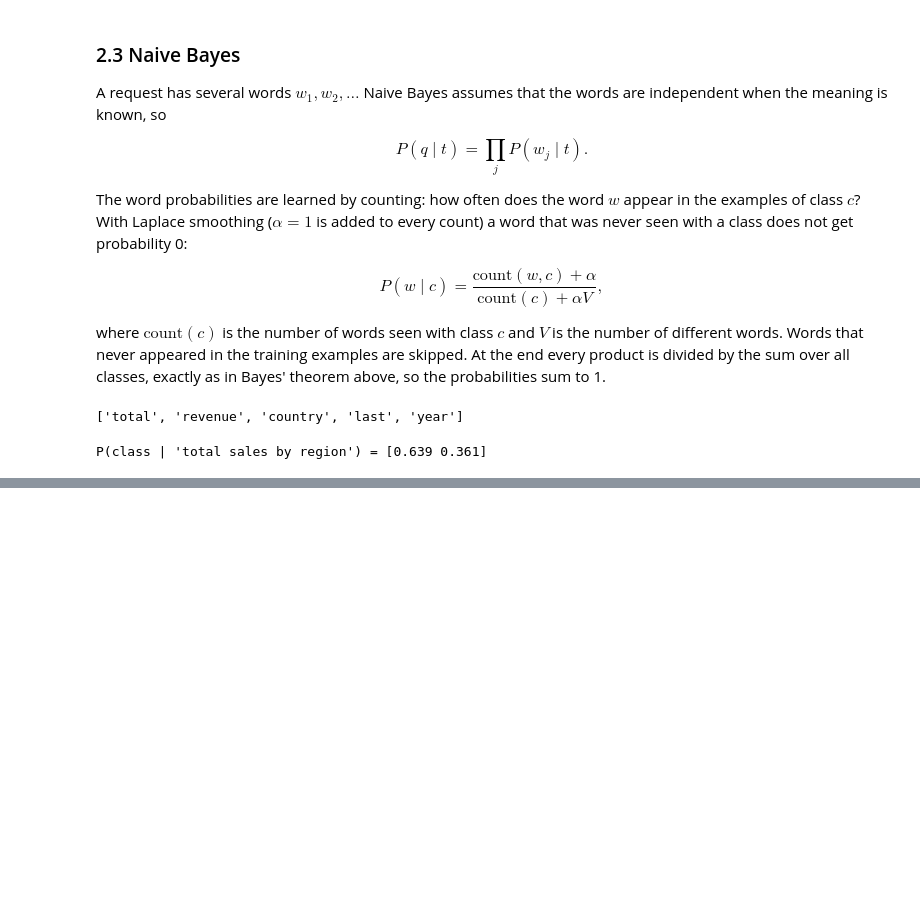
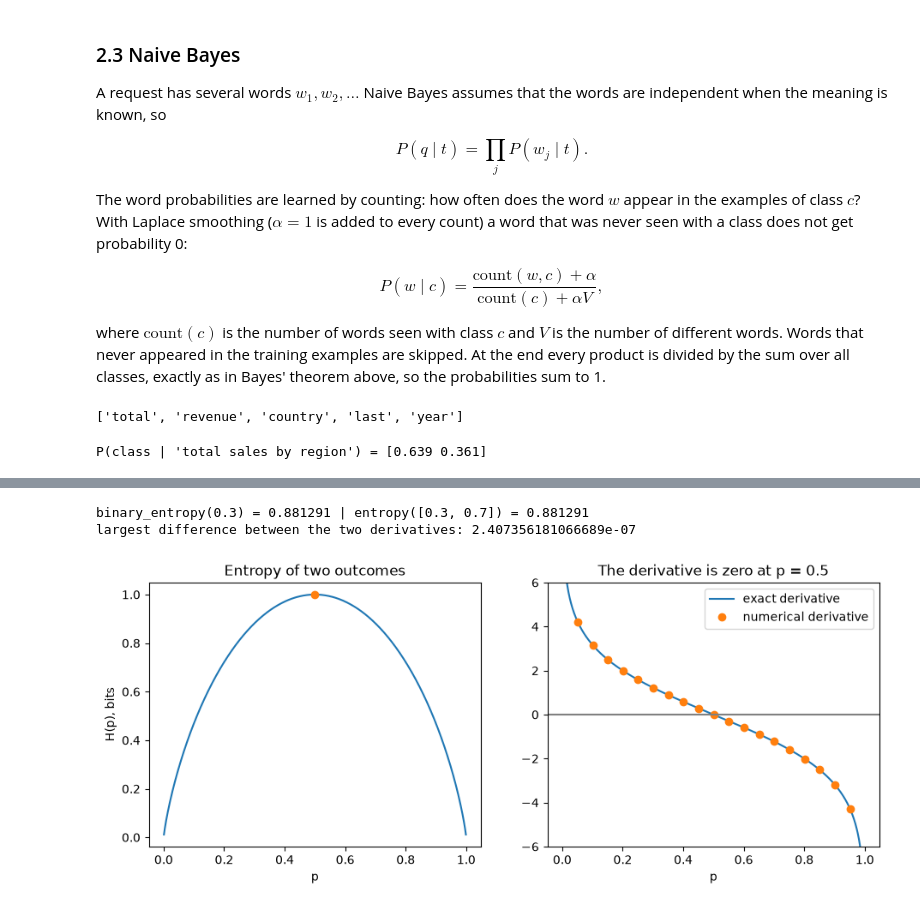
Before and after one commit to baxendy/data-softuni-project, a Jupyter notebook: DataProject.ipynb, the cells around one changed output, grey strips where cells are left out. Drawn from its saved outputs; the diff is of its cells as text; code cells hidden in the pictures; blank space fills up the shorter version.

Commit message:
Add Shannon entropy and a small example

```diff
--- a/DataProject.ipynb
+++ b/DataProject.ipynb
@@ -175,0 +235,33 @@ P(class | 'total sales by region') = [0.639 0.361]
+# %%
+def binary_entropy(p):
+
+    return -p * np.log2(p) - (1 - p) * np.log2(1 - p)
+
+
+p = np.linspace(0.001, 0.999, 999)
+h = 0.000001
+numerical = (binary_entropy(p + h) - binary_entropy(p - h)) / (2 * h)
+exact = np.log2((1 - p) / p)
+
+print("binary_entropy(0.3) =", round(binary_entropy(0.3), 6), "| entropy([0.3, 0.7]) =", round(entropy([0.3, 0.7]), 6))
+print("largest difference between the two derivatives:", np.max(np.abs(numerical - exact)))
+
+fig, axes = plt.subplots(1, 2, figsize=(11, 4))
+axes[0].plot(p, binary_entropy(p))
+axes[0].plot(0.5, 1, "o")
+axes[0].set_xlabel("p")
+axes[0].set_ylabel("H(p), bits")
+axes[0].set_title("Entropy of two outcomes")
+axes[1].plot(p, exact, label="exact derivative")
+axes[1].plot(p[::50], numerical[::50], "o", label="numerical derivative")
+axes[1].axhline(0, color="gray")
+axes[1].set_ylim(-6, 6)
+axes[1].set_xlabel("p")
+axes[1].set_title("The derivative is zero at p = 0.5")
+axes[1].legend()
+
+plt.show()
+# %% [output]
+binary_entropy(0.3) = 0.881291 | entropy([0.3, 0.7]) = 0.881291
+largest difference between the two derivatives: 2.407356181066689e-07
+[figure, added]
```
Also changed, not shown: parts of 5 cells of this notebook.
